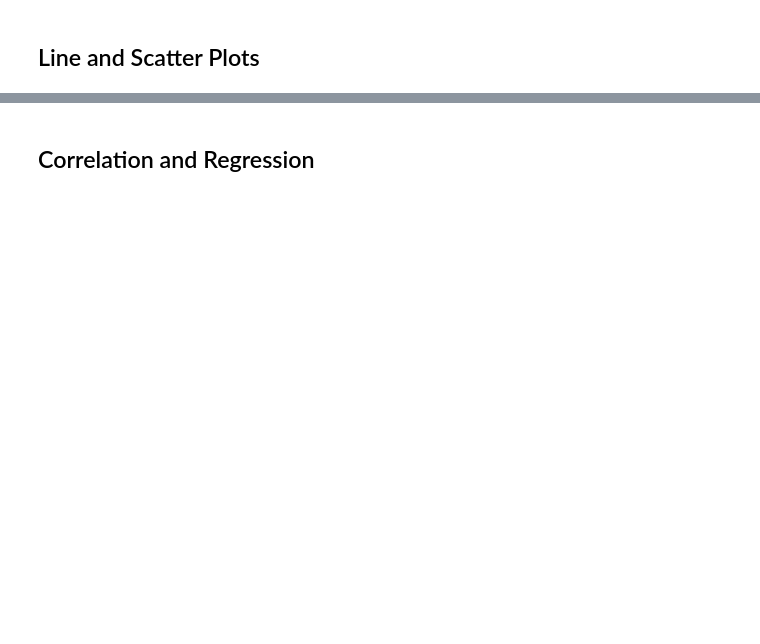
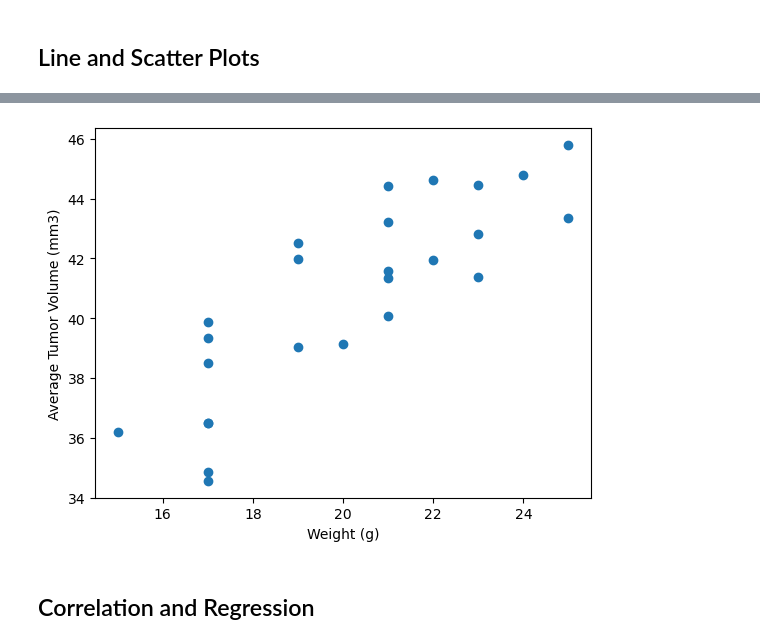
Before and after one commit to mwmosca/data-visualization-challenge, a Jupyter notebook: pymaceuticals_MM.ipynb, the cells around one changed output, grey strips where cells are left out. Saved outputs shown, nothing was run; the diff lists cells and outputs as text; code cells hidden in the pictures; blank space fills up the shorter version.

```diff
--- a/pymaceuticals_MM.ipynb
+++ b/pymaceuticals_MM.ipynb
@@ -318,3 +228,16 @@ boundary_calc[r]['lower']
+# %%
+# Generate a scatter plot of mouse weight vs. the average observed tumor volume for the entire Capomulin regimen
+weight = mouse_metadata[mouse_metadata['Drug Regimen'] == 'Capomulin'][['Mouse ID', 'Weight (g)']]
+ave_tumor_vol = clean_df[clean_df['Drug Regimen'] == 'Capomulin'].groupby('Mouse ID', as_index = False)['Tumor Volume (mm3)'].mean()
+scatter_data = ave_tumor_vol.merge(weight, on = 'Mouse ID', how = 'left')
+x = scatter_data['Weight (g)']
+y = scatter_data['Tumor Volume (mm3)']
+plt.scatter(x, y)
+plt.xlabel('Weight (g)')
+plt.ylabel('Average Tumor Volume (mm3)')
+plt.show()
+# %% [output]
+[figure, added]
 # %% [markdown]
 ## Correlation and Regression
 # %%
```
Also changed, not shown: parts of 12 cells of this notebook.
